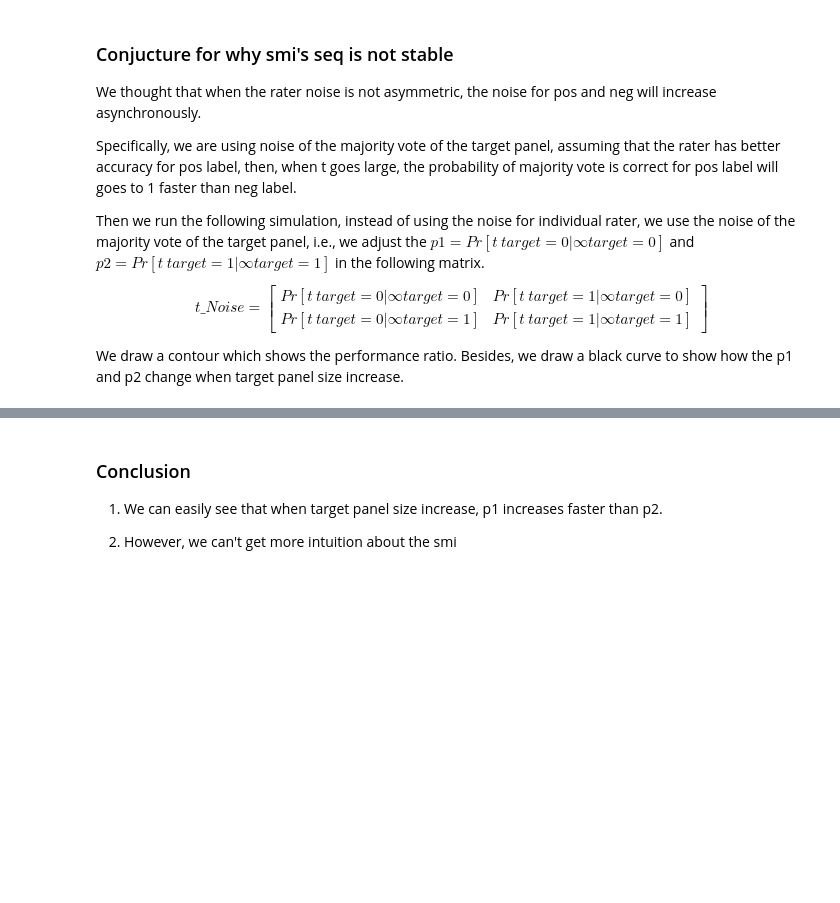
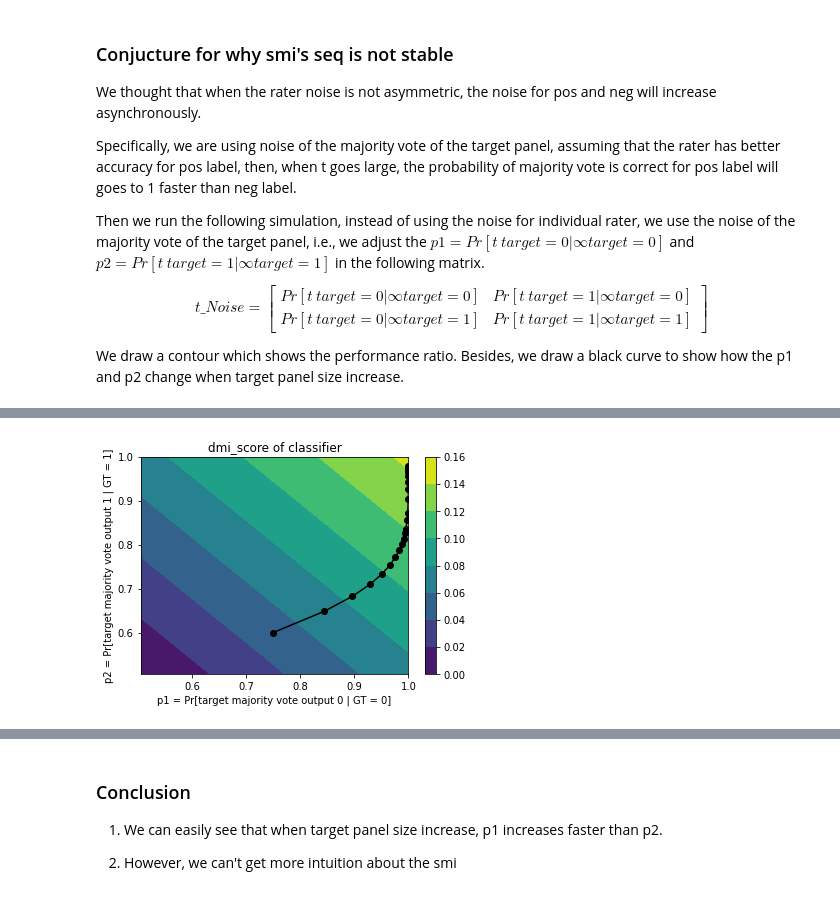
Before and after one commit to presnick/surveyequivalence, a Jupyter notebook: simulations/experiment_notebook.ipynb, the cells around one changed output, grey strips where cells are left out. Saved outputs shown, nothing was run; the diff lists cells and outputs as text; code cells hidden in the pictures; blank space fills up the shorter version.

Commit message:
more contours for intuition

```diff
--- a/simulations/experiment_notebook.ipynb
+++ b/simulations/experiment_notebook.ipynb
@@ -1041,0 +1046,92 @@ plt.show()
+# %%
+p_neg = 0.75
+p_pos = 0.6
+s_size = 5
+
+GT = np.array([[0.6,0.],[0.,0.4]])
+
+target_panel_sizes = [1,3,5,7,9,11,13,15,17,19,21,23,27,31,41,51,61,71,81,91,101]
+
+# p is target noise, q is the classifier noise, according to the definition above
+p_values = [i*0.005+0.505 for i in range(100)]
+
+classifier_noise = np.array([[0.7,0.3],[0.1,0.9]]).T
+# classifier_noise = np.array([[0.9,0.1],[0.3,0.7]]).T
+
+classifier_confusion = np.dot(classifier_noise,GT)
+
+y_lim_max = 0
+y_lim_min = 100
+
+source_panel = np.dot(calc_panel_noise_matrix(p_neg=p_neg,p_pos=p_pos,panel_size=s_size).T,GT)
+
+dmi_contour = []
+smi_contour = []
+acc_contour = []
+
+target_panel_p1 = []
+target_panel_p2 = []
+
+for t in target_panel_sizes:
+
+    t_noise = calc_panel_noise_matrix(p_neg=p_neg,p_pos=p_pos,panel_size=t)
+
+    target_panel_p1.append(t_noise[0,0])
+    target_panel_p2.append(t_noise[1,1])
+
+
+
+for p2 in p_values:
+    dmi_score = []
+    smi_score = []
+    acc_score = []
+    for p1 in p_values:
+        t_noise = np.array([[p1,1-p1],[1-p2,p2]])
+
+        u = np.dot(classifier_confusion,t_noise)
+        v = np.dot(source_panel,t_noise)
+
+        dmi_score.append(dmi(u))
+        smi_score.append(smi(u))
+        acc_score.append(acc(u))
+
+    dmi_contour.append(dmi_score)
+    smi_contour.append(smi_score)
+    acc_contour.append(acc_score)
+
+dmi_contour = np.array(dmi_contour)
+smi_contour = np.array(smi_contour)
+acc_contour = np.array(acc_contour)
+
+# make the contours
+S,V = np.meshgrid(p_values,p_values)
+
+plt.contourf(S,V,dmi_contour)
+plt.plot(target_panel_p1,target_panel_p2,label = 'real_target_panel_noise', marker = 'o',color = 'black')
+plt.xlabel('p1 = Pr[target majority vote output 0 | GT = 0]')
+plt.ylabel('p2 = Pr[target majority vote output 1 | GT = 1]')
+plt.title('dmi_score of classifier')
+
+plt.colorbar()
+plt.show()
+
+plt.contourf(S,V,smi_contour)
+plt.plot(target_panel_p1,target_panel_p2,label = 'real_target_panel_noise', marker = 'o',color = 'black')
+plt.xlabel('p1 = Pr[target majority vote output 0 | GT = 0]')
+plt.ylabel('p2 = Pr[target majority vote output 1 | GT = 1]')
+plt.title('smi_score of classifier')
+
+plt.colorbar()
+plt.show()
+
+plt.contourf(S,V,acc_contour)
+plt.plot(target_panel_p1,target_panel_p2,label = 'real_target_panel_noise', marker = 'o',color = 'black')
+plt.xlabel('p1 = Pr[target majority vote output 0 | GT = 0]')
+plt.ylabel('p2 = Pr[target majority vote output 1 | GT = 1]')
+plt.title('acc_score of classifier')
+
+plt.colorbar()
+plt.show()
+plt2=plt
+# %% [output]
+[figure, added]
```
Also changed, not shown: parts of 8 cells of this notebook.
